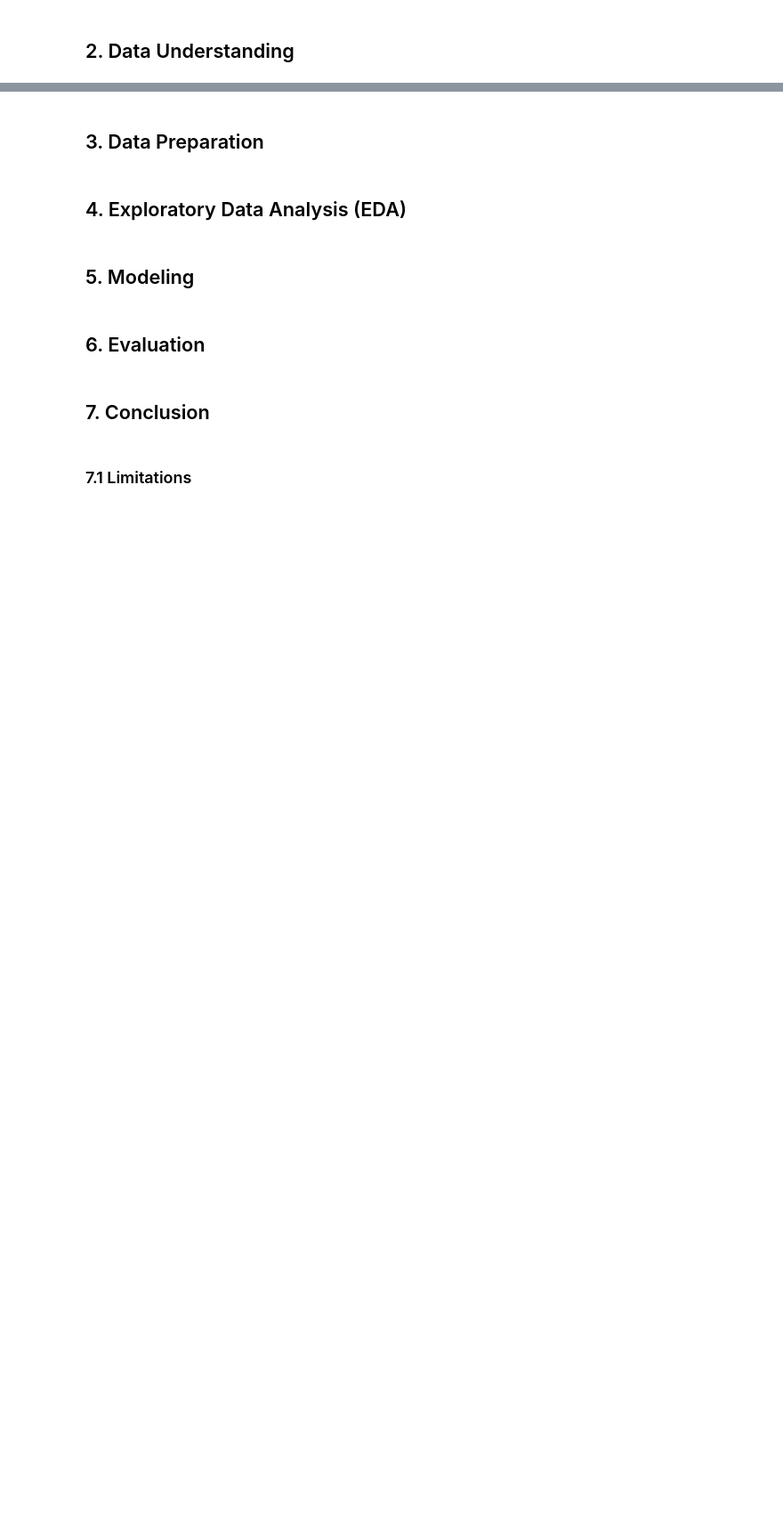
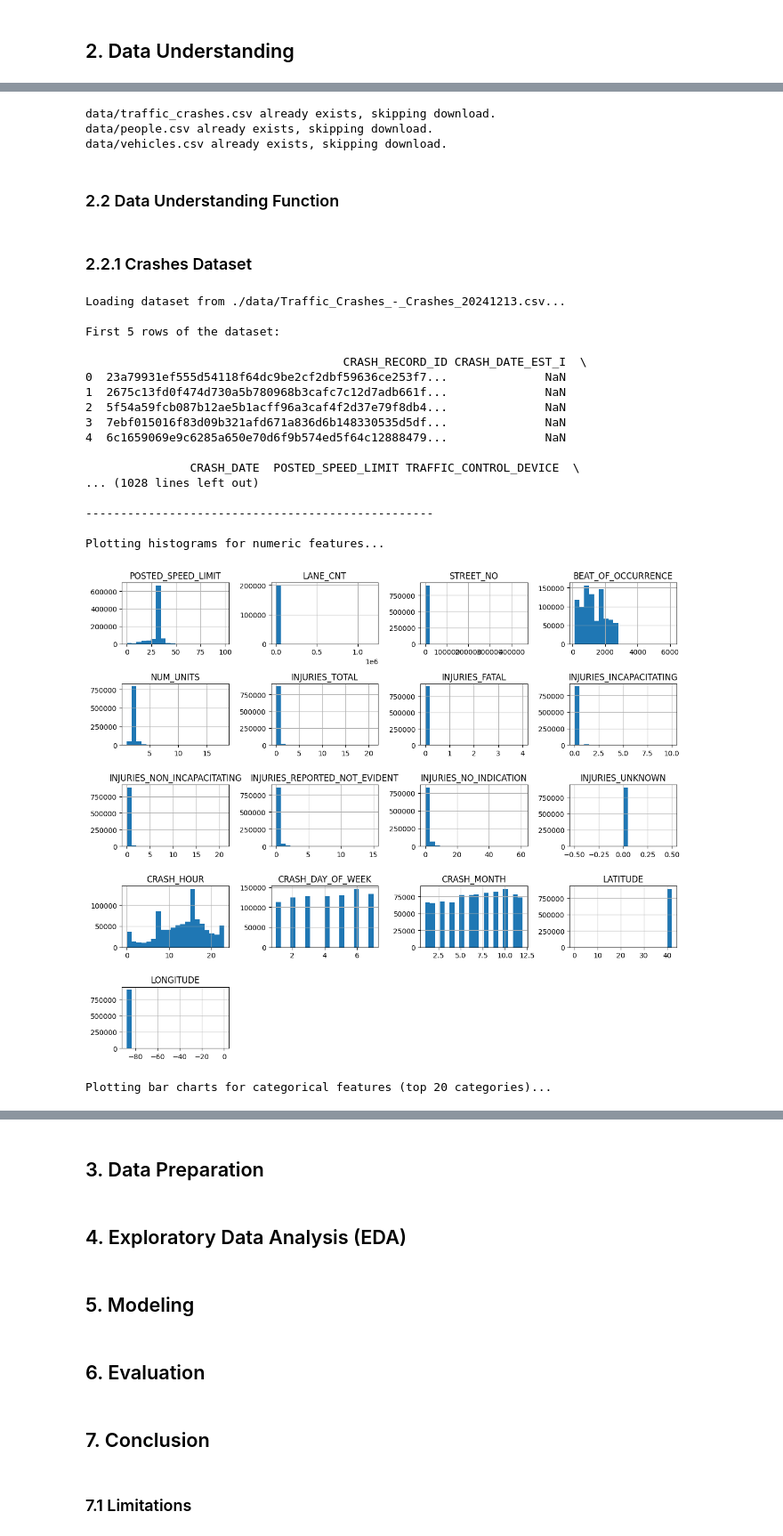
Before and after one commit to ckucewicz/traffic_crash_prediction, a Jupyter notebook: notebook.ipynb, the cells around one changed output, grey strips where cells are left out. Shown at 89% size. Cells and saved outputs as stored; diff of their text form; code cells hidden in the pictures; blank space fills up the shorter version.

```diff
--- a/notebook.ipynb
+++ b/notebook.ipynb
@@ -39,0 +158,8 @@
+# %%
+# Loop through each dataset and download if needed
+for url, filename in zip(urls, filenames):
+    download_file(url, filename)
+# %% [output]
+data/traffic_crashes.csv already exists, skipping download.
+data/people.csv already exists, skipping download.
+data/vehicles.csv already exists, skipping download.
@@ -39,0 +171,2 @@
+# %% [markdown]
+### 2.2 Data Understanding Function
@@ -39,0 +261,25 @@
+# %% [markdown]
+### 2.2.1 Crashes Dataset
+# %%
+# Data understanding for Crashes dataset
+crashes_df = dataset_understanding('./data/Traffic_Crashes_-_Crashes_20241213.csv', date_col='CRASH_DATE')
+# %% [output]
+Loading dataset from ./data/Traffic_Crashes_-_Crashes_20241213.csv...
+
+First 5 rows of the dataset:
+
+                                     CRASH_RECORD_ID CRASH_DATE_EST_I  \
+0  23a79931ef555d54118f64dc9be2cf2dbf59636ce253f7...              NaN
+1  2675c13fd0f474d730a5b780968b3cafc7c12d7adb661f...              NaN
+2  5f54a59fcb087b12ae5b1acff96a3caf4f2d37e79f8db4...              NaN
+3  7ebf015016f83d09b321afd671a836d6b148330535d5df...              NaN
+4  6c1659069e9c6285a650e70d6f9b574ed5f64c12888479...              NaN
+
+               CRASH_DATE  POSTED_SPEED_LIMIT TRAFFIC_CONTROL_DEVICE  \
+... (1028 lines left out)
+
+--------------------------------------------------
+
+Plotting histograms for numeric features...
+[figure, added]
+Plotting bar charts for categorical features (top 20 categories)...
```
Also changed, not shown: parts of 21 cells of this notebook, 3 other files.
